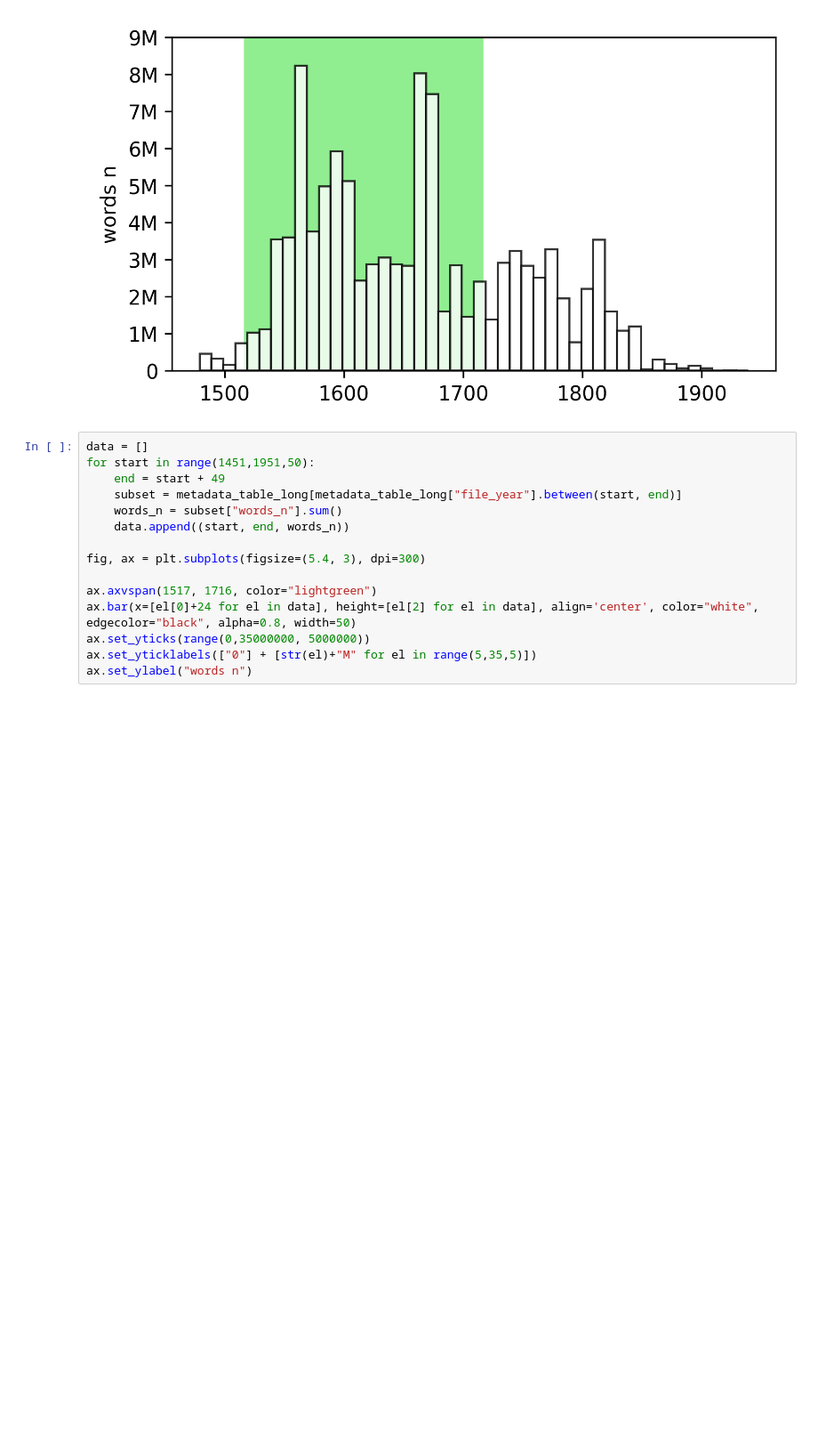
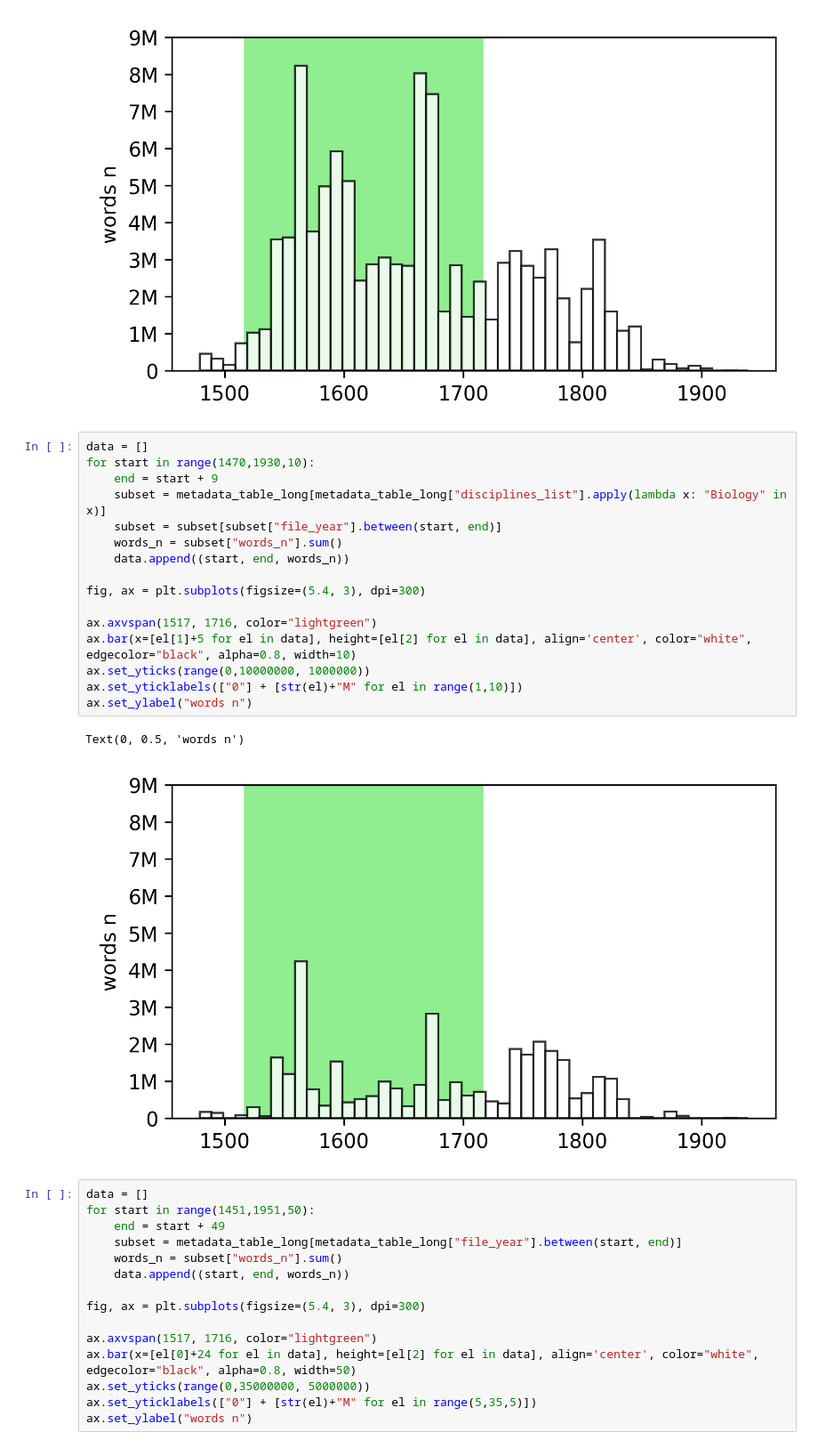
Before and after one commit to CCS-ZCU/noscemus_ETF, a Jupyter notebook: scripts/lemmata-explorations.ipynb, the cells around one changed output. Shown at 89% size. Saved outputs shown, nothing was run; the diff lists cells and outputs as text; blank space fills up the shorter version.

```diff
--- a/scripts/lemmata-explorations.ipynb
+++ b/scripts/lemmata-explorations.ipynb
@@ -257,6 +252,25 @@ ax.set_ylabel("words n")
 # %% [output]
 Text(0, 0.5, 'words n')
 [figure]
+# %%
+data = []
+for start in range(1470,1930,10):
+    end = start + 9
+    subset = metadata_table_long[metadata_table_long["disciplines_list"].apply(lambda x: "Biology" in x)]
+    subset = subset[subset["file_year"].between(start, end)]
+    words_n = subset["words_n"].sum()
+    data.append((start, end, words_n))
+
+fig, ax = plt.subplots(figsize=(5.4, 3), dpi=300)
+
+ax.axvspan(1517, 1716, color="lightgreen")
+ax.bar(x=[el[1]+5 for el in data], height=[el[2] for el in data], align='center', color="white", edgecolor="black", alpha=0.8, width=10)
+ax.set_yticks(range(0,10000000, 1000000))
+ax.set_yticklabels(["0"] + [str(el)+"M" for el in range(1,10)])
+ax.set_ylabel("words n")
+# %% [output]
+Text(0, 0.5, 'words n')
+[figure, added]
 # %%
 data = []
 for start in range(1451,1951,50):
```
Also changed, not shown: parts of 13 cells of this notebook.
